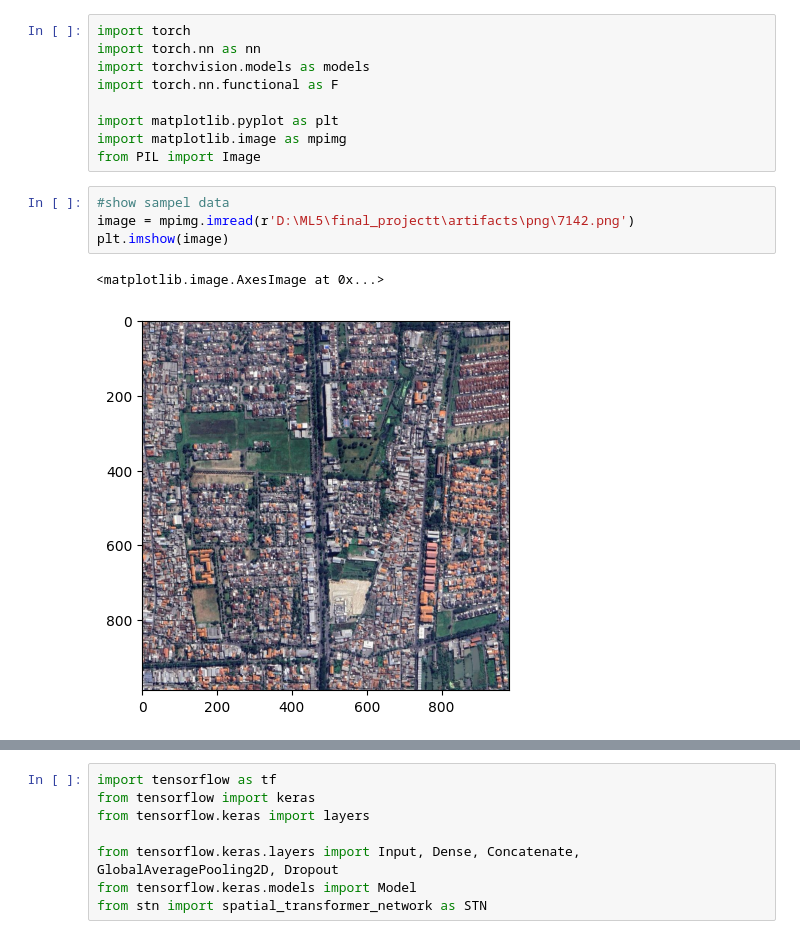
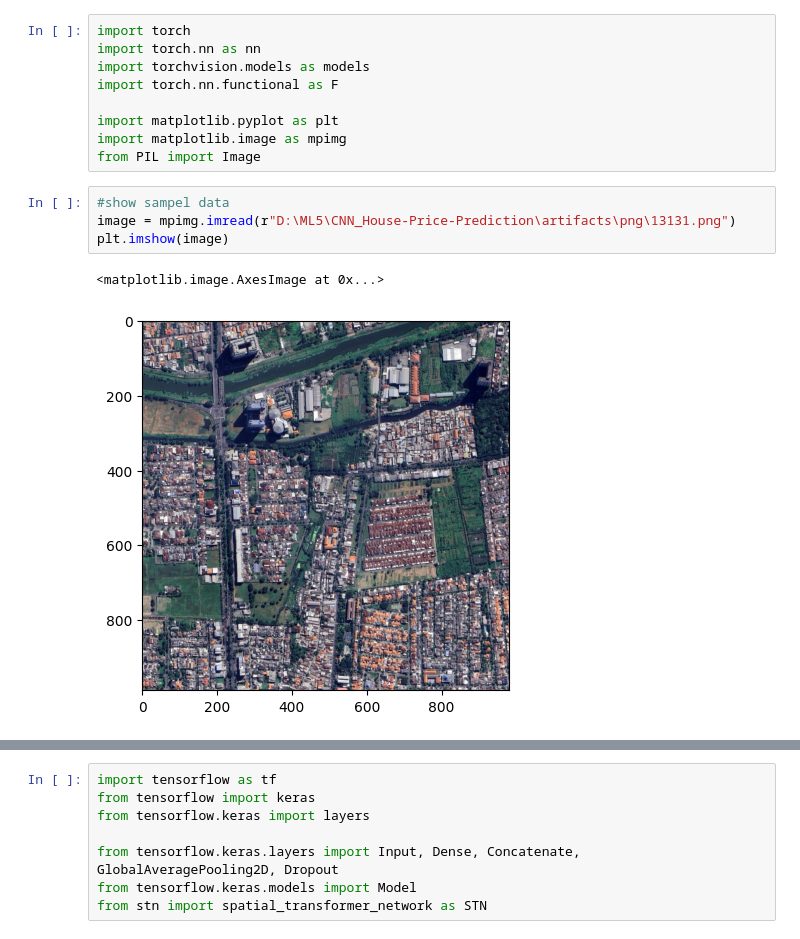
Before and after one commit to wellyokt/CNN_House-Price-Prediction, a Jupyter notebook: notebooks/Research.ipynb, the cells around one changed output, grey strips where cells are left out. Saved outputs shown, nothing was run; the diff lists cells and outputs as text.

```diff
--- a/notebooks/Research.ipynb
+++ b/notebooks/Research.ipynb
@@ -122,8 +98,8 @@ import matplotlib.image as mpimg
 from PIL import Image
 # %%
 #show sampel data
-image = mpimg.imread(r'D:\ML5\final_projectt\artifacts\png\7142.png')
+image = mpimg.imread(r"D:\ML5\CNN_House-Price-Prediction\artifacts\png\13131.png")
 plt.imshow(image)
 # %% [output]
 <matplotlib.image.AxesImage at 0x...>
-[figure, old version]
+[figure, new version]
```
Also changed, not shown: parts of 62 cells of this notebook.
